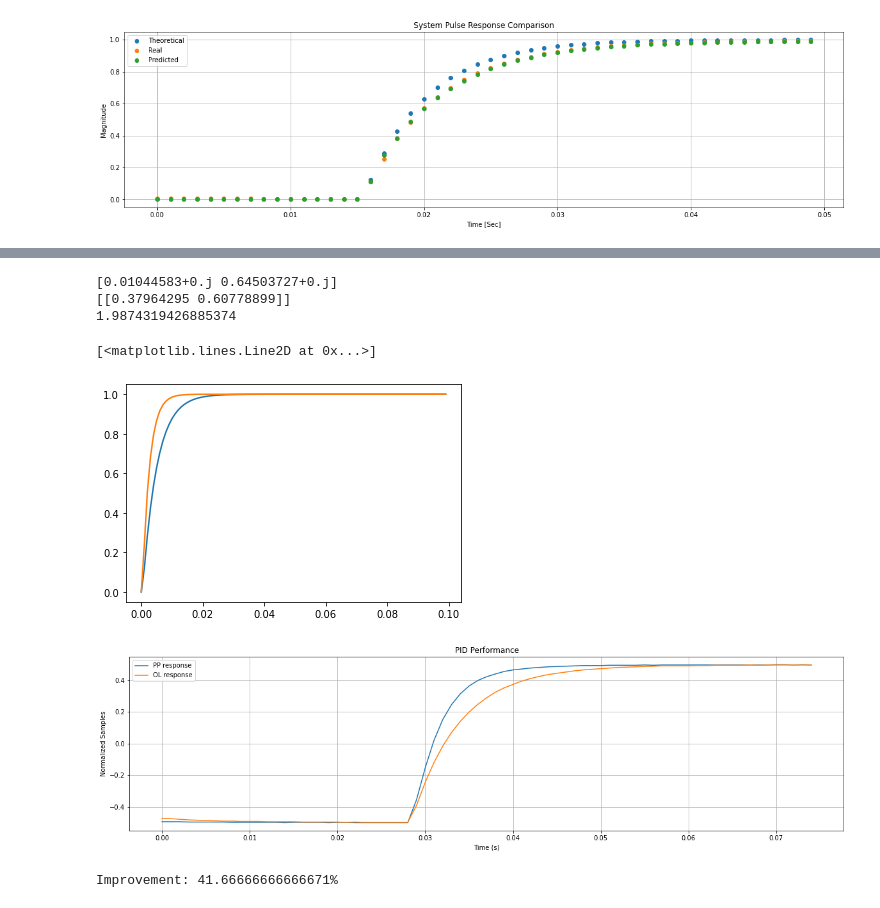
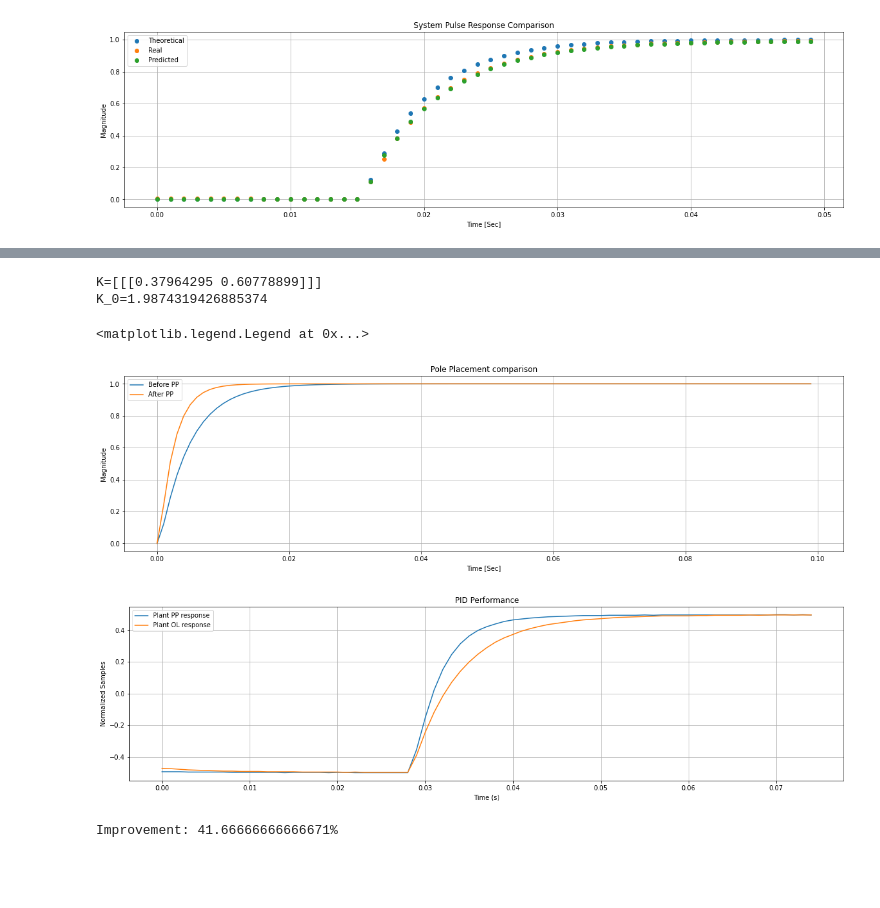
Before and after one commit to lorsi96/System-Identification-Control-for-RCRC-Circuit, a Jupyter notebook: informe.ipynb, the cells around one changed output, grey strips where cells are left out. Saved outputs shown, nothing was run; the diff lists cells and outputs as text; code cells hidden in the pictures; blank space fills up the shorter version.

```diff
--- a/informe.ipynb
+++ b/informe.ipynb
@@ -556,66 +620,60 @@ C1 = 100e-9
 R2 = 10e3
 C2 = 200e-9
 
-# R1 = 1e3
-# C1 = 1e-6
-# R2 = 2e3
-# C2 = 1e-6
 
 h = 1e-3
 t = np.arange(0, .1, h)
-
-# num = [1]
-# den = [(R1*C1*R2*C2), (R1*C1+R1*C2+R2*C2), 1]
-# sys_tf = cnt.tf(num, den)
-# sys = cnt.tf2ss(sys_tf)
-# sysd = cnt.c2d(sys, h)
 
 A = [[-(1/R1+1/R2)/C1, 1/(R2*C1)], [1/(R2*C2), -1/(R2*C2)]]
 B = [[1/(R1*C1)], [0]]
 C = [[0, 1]]
 sys = cnt.ss(A, B, C, 0)
 sysd = cnt.c2d(sys, h)
 sys_tf = cnt.ss2tf(sys)
 
 def sim_ss(sys_disc, k=[[0, 0]], k0=1):
     x = np.zeros((len(sys_disc.A), len(t)+1))
     y = np.zeros((1, len(t)))
     u = np.ones((1, len(t)))
 
     for i in range(len(t)):
         x[:, i+1] = np.matmul(sys_disc.A, x[:, i]) - np.matmul(np.matmul(sys_disc.B, k), x[:, i])  + np.multiply(k0, np.matmul(sys_disc.B, u[:, i]))
         y[:, i] = np.matmul(sys_disc.C, x[:,i])
     return x, y, u
 
 def disc_dcgain(sys_disc):
   return np.matmul(np.matmul(sys_disc.C, np.linalg.inv(np.eye(2) - sys_disc.A)), sys_disc.B)[0, 0]
 
+
+plt.figure(figsize=(20, 5))
+
 x, y, u = sim_ss(sysd)
-plt.plot(t, y[0])
+plt.plot(t, y[0], label='Before PP')
 
 
 P = cnt.pole(sys_tf)
 Pd = np.exp(P*2*h)
-print(Pd)
 K = cnt.place(sysd.A, sysd.B, [Pd[0], Pd[1]])
-print(K)
+print(f'K=[{K}]')
 x, y, u = sim_ss(sysd, K)
-# plt.plot(t, y[0])
-
 sysdlc = cnt.ss(sysd.A - np.matmul(sysd.B, K), sysd.B, sysd.C, sysd.D)
 
-print(1 / disc_dcgain(sysdlc))
+print(f'K_0={1 / disc_dcgain(sysdlc)}')
 
 x, y, u = sim_ss(sysd, K, 1/disc_dcgain(sysdlc))
-plt.plot(t, y[0])
+plt.plot(t, y[0], label='After PP')
+
+plt.title('Pole Placement comparison')
+plt.xlabel('Time [Sec]')
+plt.ylabel('Magnitude')
+plt.grid()
+plt.legend()
 # %% [output]
-[0.01044583+0.j 0.64503727+0.j]
-[[0.37964295 0.60778899]]
-1.9874319426885374
+K=[[[0.37964295 0.60778899]]]
+K_0=1.9874319426885374
-[<matplotlib.lines.Line2D at 0x...>]
+<matplotlib.legend.Legend at 0x...>
-[figure, old version]
+[figure, new version]
 # %%
-
 # Load the CSV files into pandas dataframes
 pp_df = pd.read_csv("csvs/adcx2_dacx1.csv")
 ol_df = pd.read_csv("csvs/step_resp.csv")
@@ -625,8 +683,9 @@ ol = extract_data(ol_df, periods=.75, samples_offset=72)
 
 # Plot the error signal
 plt.figure(figsize=(20, 5))
-plt.plot(pp['Time'], pp['ADC'], label='PP response')
-plt.plot(pp['Time'], ol['ADC'], label='OL response')
+plt.title('Sampled Data')
+plt.plot(pp['Time'], pp['ADC'], label='Plant PP response')
+plt.plot(pp['Time'], ol['ADC'], label='Plant OL response')
 plt.title("PID Performance")
 plt.xlabel("Time (s)")
 plt.ylabel("Normalized Samples")
@@ -634,7 +693,7 @@ plt.legend()
 plt.grid()
 plt.show()
 # %% [output]
-[figure, old version]
+[figure, new version]
 # %%
 pptr = plot_risetime(pp, 'Pole Placement CL')
 oltr = plot_risetime(ol, 'System OL')
```
Also changed, not shown: parts of 31 cells of this notebook, 10 other files.
